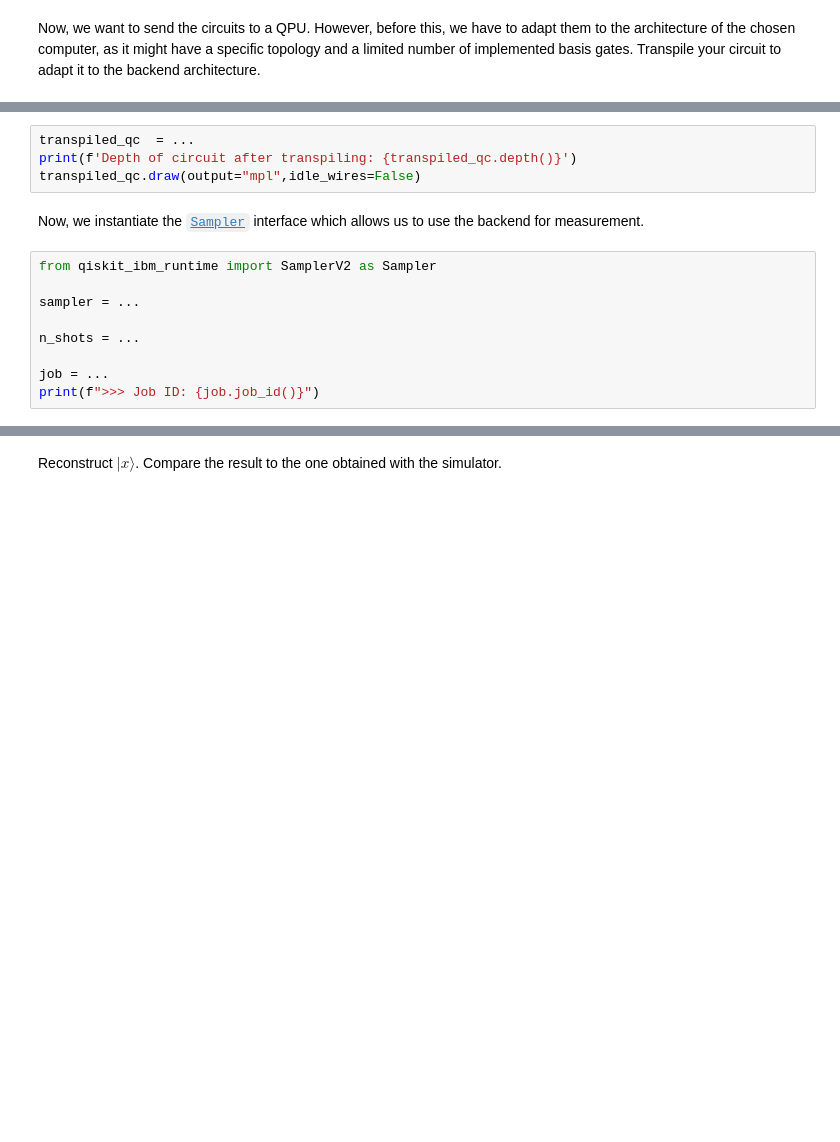
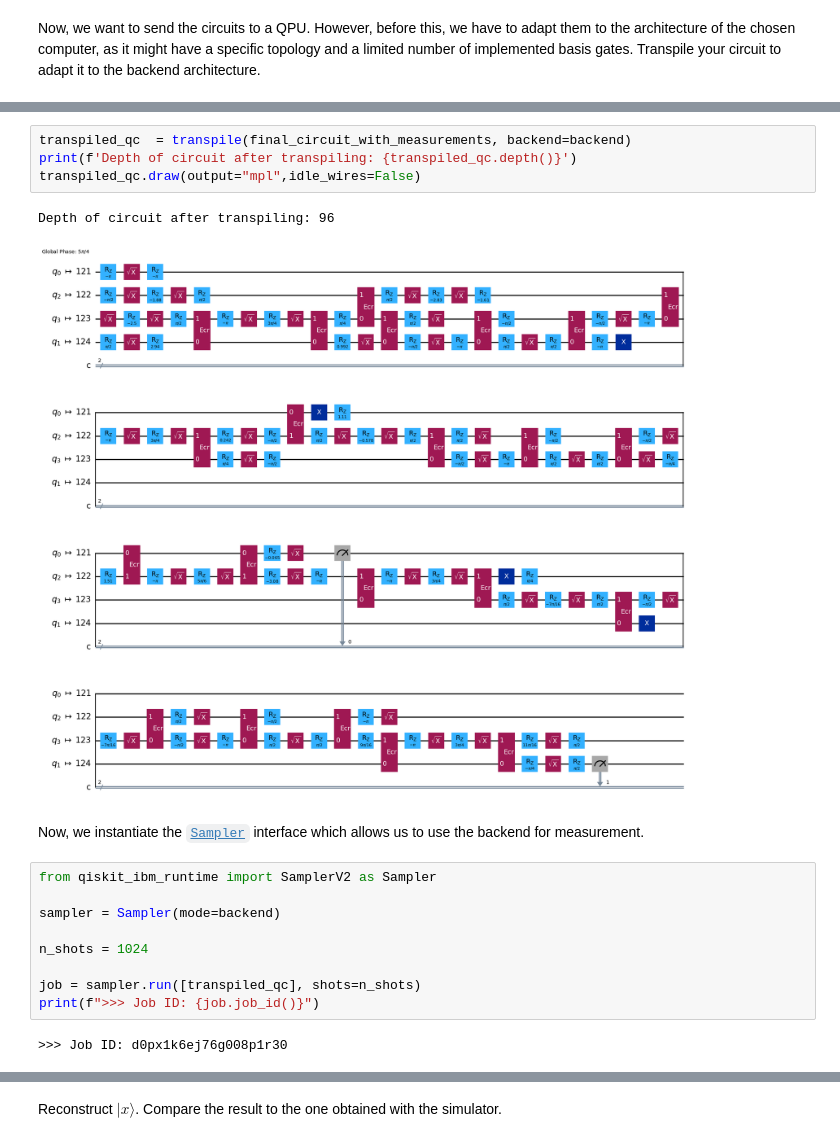
Before and after one commit to Gopal-Dahale/Intro_to_HHL, a Jupyter notebook: com-308-project_empty.ipynb, the cells around one changed output, grey strips where cells are left out. Cells and saved outputs as stored; diff of their text form; blank space fills up the shorter version.

```diff
--- a/com-308-project_empty.ipynb
+++ b/com-308-project_empty.ipynb
@@ -522,16 +563,21 @@ backend.configuration().basis_gates
 # %%
-transpiled_qc  = ...
+transpiled_qc  = transpile(final_circuit_with_measurements, backend=backend)
 print(f'Depth of circuit after transpiling: {transpiled_qc.depth()}')
 transpiled_qc.draw(output="mpl",idle_wires=False)
+# %% [output]
+Depth of circuit after transpiling: 96
+[figure, added]
 # %% [markdown]
 Now, we instantiate the [`Sampler`](https://docs.quantum.ibm.com/api/qiskit-ibm-runtime/qiskit_ibm_runtime.SamplerV2) interface which allows us to use the backend for measurement.
 # %%
 from qiskit_ibm_runtime import SamplerV2 as Sampler
 
-sampler = ...
+sampler = Sampler(mode=backend)
 
-n_shots = ...
+n_shots = 1024
 
-job = ...
+job = sampler.run([transpiled_qc], shots=n_shots)
 print(f">>> Job ID: {job.job_id()}")
+# %% [output]
+>>> Job ID: d0px1k6ej76g008p1r30
 # %%
```
Also changed, not shown: parts of 15 cells of this notebook.
